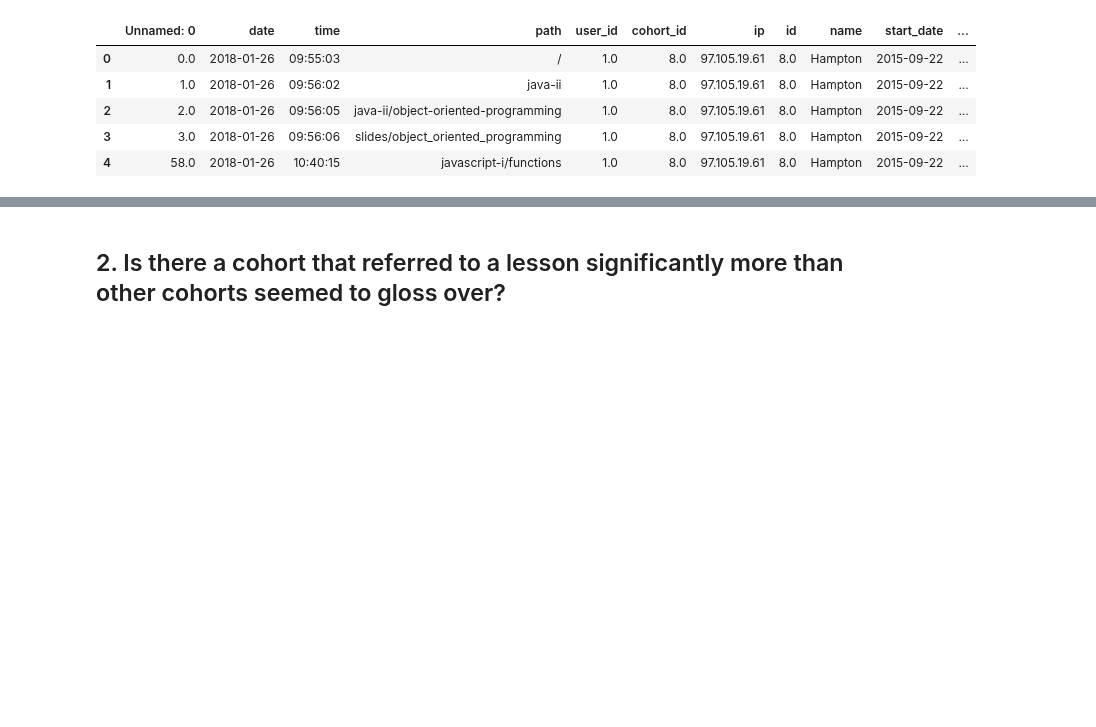
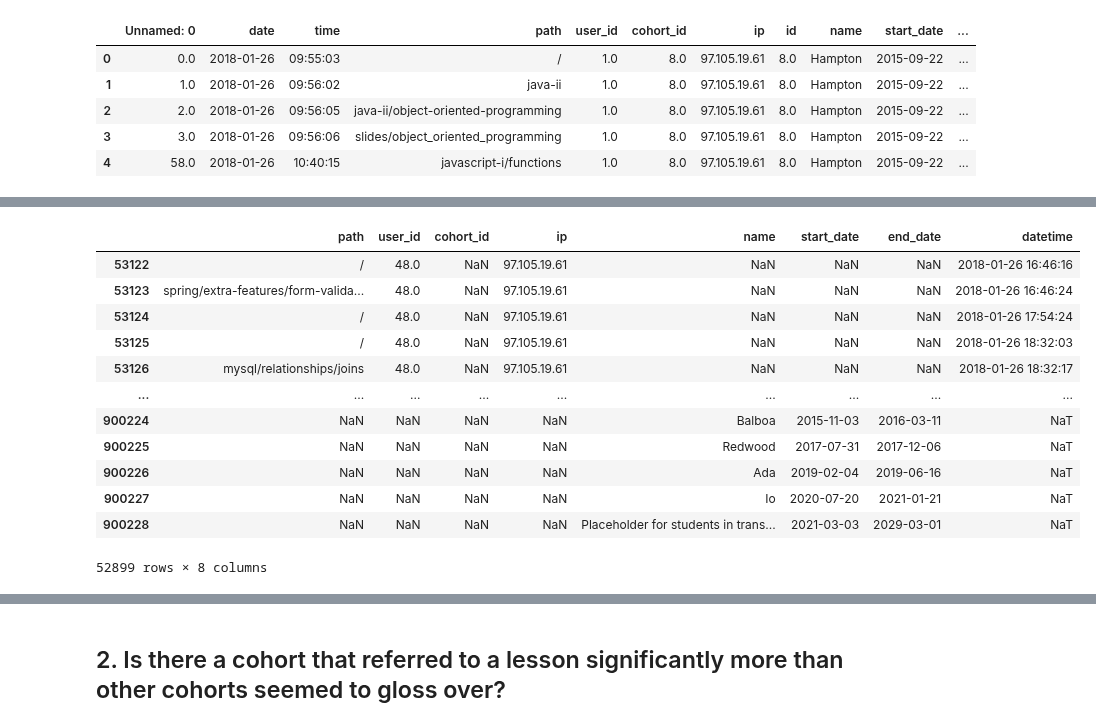
Before and after one commit to AACKV/anomaly_detection_project, a Jupyter notebook: arsenes_scratch_notebook.ipynb, the cells around one changed output, grey strips where cells are left out. Cells and saved outputs as stored; diff of their text form; code cells hidden in the pictures; blank space fills up the shorter version.

```diff
--- a/arsenes_scratch_notebook.ipynb
+++ b/arsenes_scratch_notebook.ipynb
@@ -176,3 +221,0 @@ def make_datetime_index(df):
-# %%
-combined_df = make_datetime_index(combined_df)
-combined_df.head()
@@ -186,0 +222,10 @@ combined_df.head()
+# %%
+# Converting the datetime column to datetime type and dropping duplicated columns (date and time)
+
+def convert_datetime(df):
+    df['datetime'] = pd.to_datetime(df.date + ' ' + df.time)
+    df = df.drop(columns= ['Unnamed: 0', 'date', 'time', 'id'])
+    return df
+# %%
+combined_df = convert_datetime(combined_df)
+combined_df.head()
@@ -186,0 +296,16 @@ combined_df.head()
+# %%
+combined_df[combined_df['cohort_id'].isnull()]
+# %% [output]
+|  | path | user_id | cohort_id | ip | name | start_date | end_date | datetime |
+| 53122 | / | 48.0 | NaN | 97.105.19.61 | NaN | NaN | NaN | 2018-01-26 16:46:16 |
+| 53123 | spring/extra-features/form-valida... | 48.0 | NaN | 97.105.19.61 | NaN | NaN | NaN | 2018-01-26 16:46:24 |
+| 53124 | / | 48.0 | NaN | 97.105.19.61 | NaN | NaN | NaN | 2018-01-26 17:54:24 |
+| 53125 | / | 48.0 | NaN | 97.105.19.61 | NaN | NaN | NaN | 2018-01-26 18:32:03 |
+| 53126 | mysql/relationships/joins | 48.0 | NaN | 97.105.19.61 | NaN | NaN | NaN | 2018-01-26 18:32:17 |
+| ... | ... | ... | ... | ... | ... | ... | ... | ... |
+| 900224 | NaN | NaN | NaN | NaN | Balboa | 2015-11-03 | 2016-03-11 | NaT |
+| 900225 | NaN | NaN | NaN | NaN | Redwood | 2017-07-31 | 2017-12-06 | NaT |
+| 900226 | NaN | NaN | NaN | NaN | Ada | 2019-02-04 | 2019-06-16 | NaT |
+| 900227 | NaN | NaN | NaN | NaN | Io | 2020-07-20 | 2021-01-21 | NaT |
+| 900228 | NaN | NaN | NaN | NaN | Placeholder for students in trans... | 2021-03-03 | 2029-03-01 | NaT |
+52899 rows × 8 columns
```
Also changed, not shown: parts of 38 cells of this notebook.
